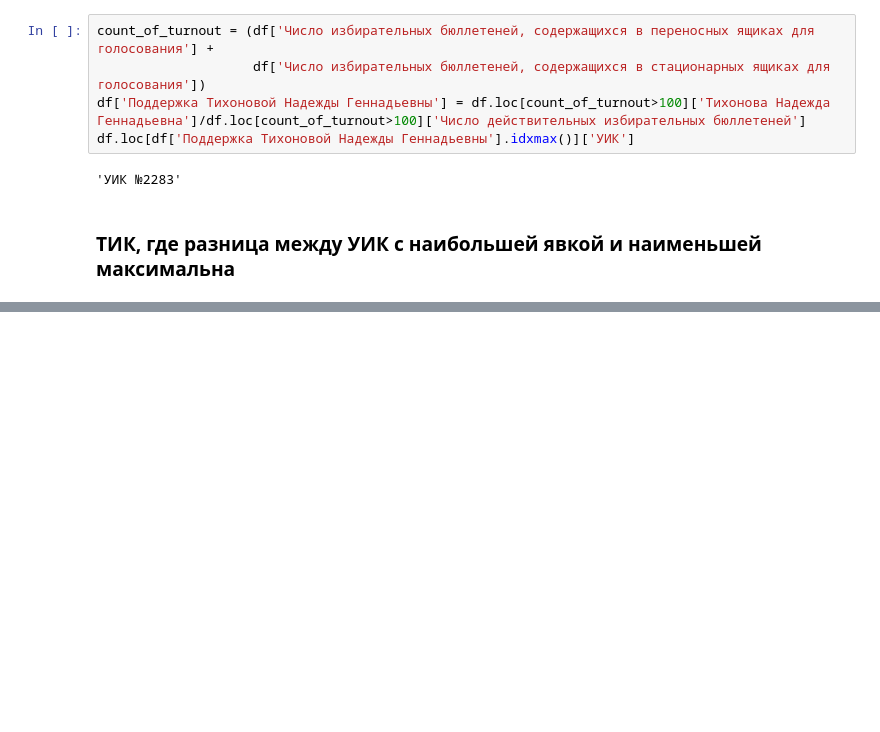
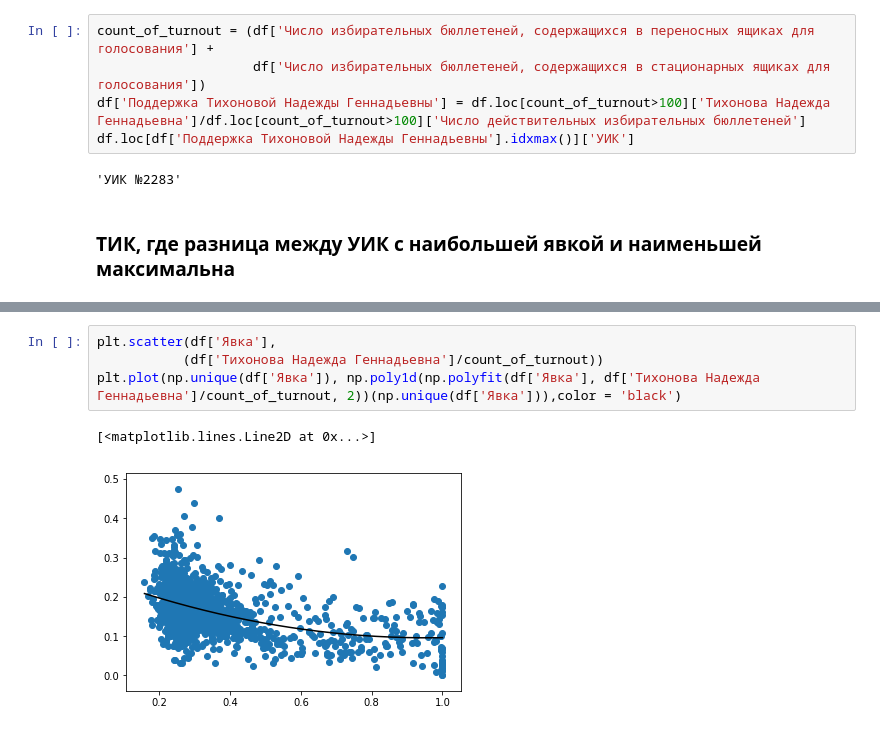
Before and after one commit to volkoshkursk/text_classification, a Jupyter notebook: 4/analyze.ipynb, the cells around one changed output, grey strips where cells are left out. Cells and saved outputs as stored; diff of their text form; blank space fills up the shorter version.

```diff
--- a/4/analyze.ipynb
+++ b/4/analyze.ipynb
@@ -96,0 +168,7 @@ delta
+# %%
+plt.scatter(df['Явка'],
+           (df['Тихонова Надежда Геннадьевна']/count_of_turnout))
+plt.plot(np.unique(df['Явка']), np.poly1d(np.polyfit(df['Явка'], df['Тихонова Надежда Геннадьевна']/count_of_turnout, 2))(np.unique(df['Явка'])),color = 'black')
+# %% [output]
+[<matplotlib.lines.Line2D at 0x...>]
+[figure, added]
```
Also changed, not shown: parts of 21 cells of this notebook, 1 other file.
